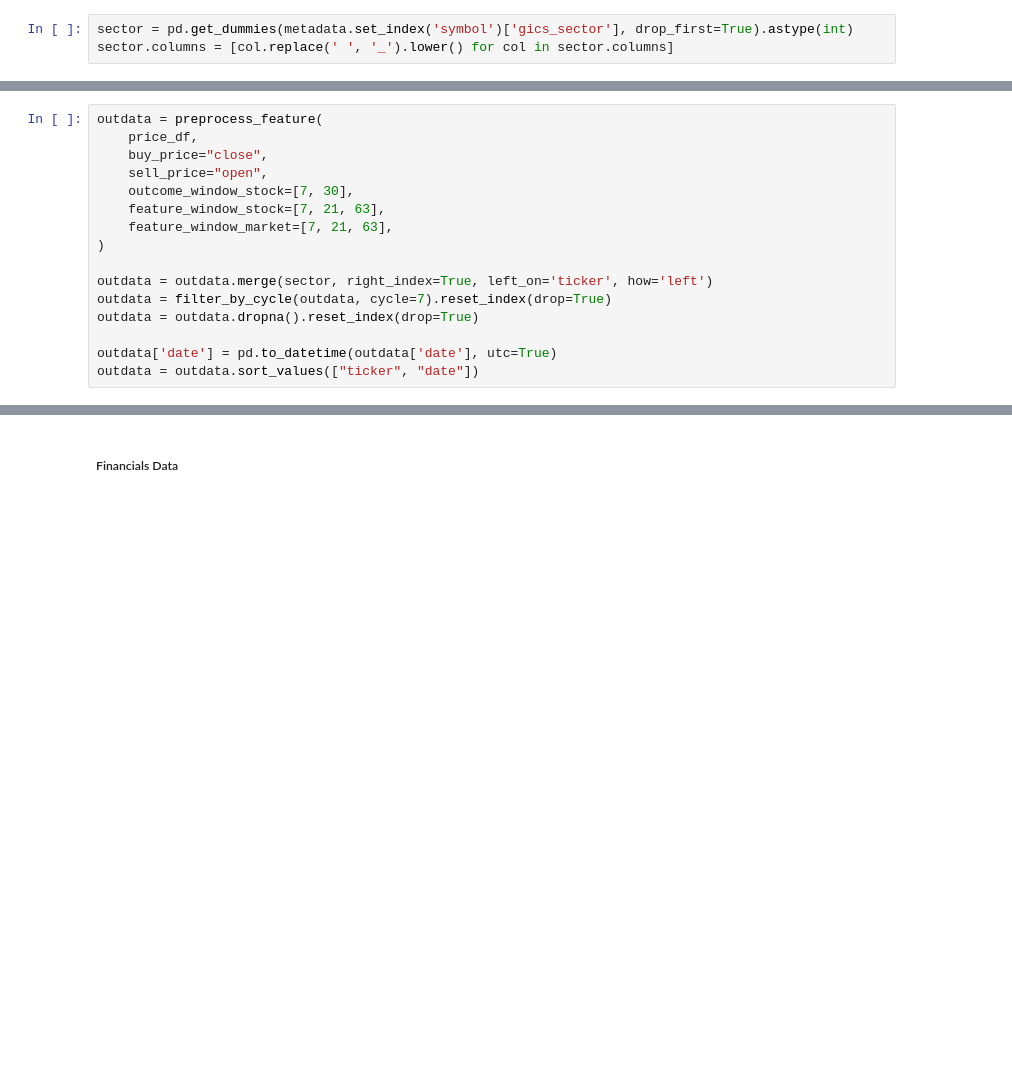
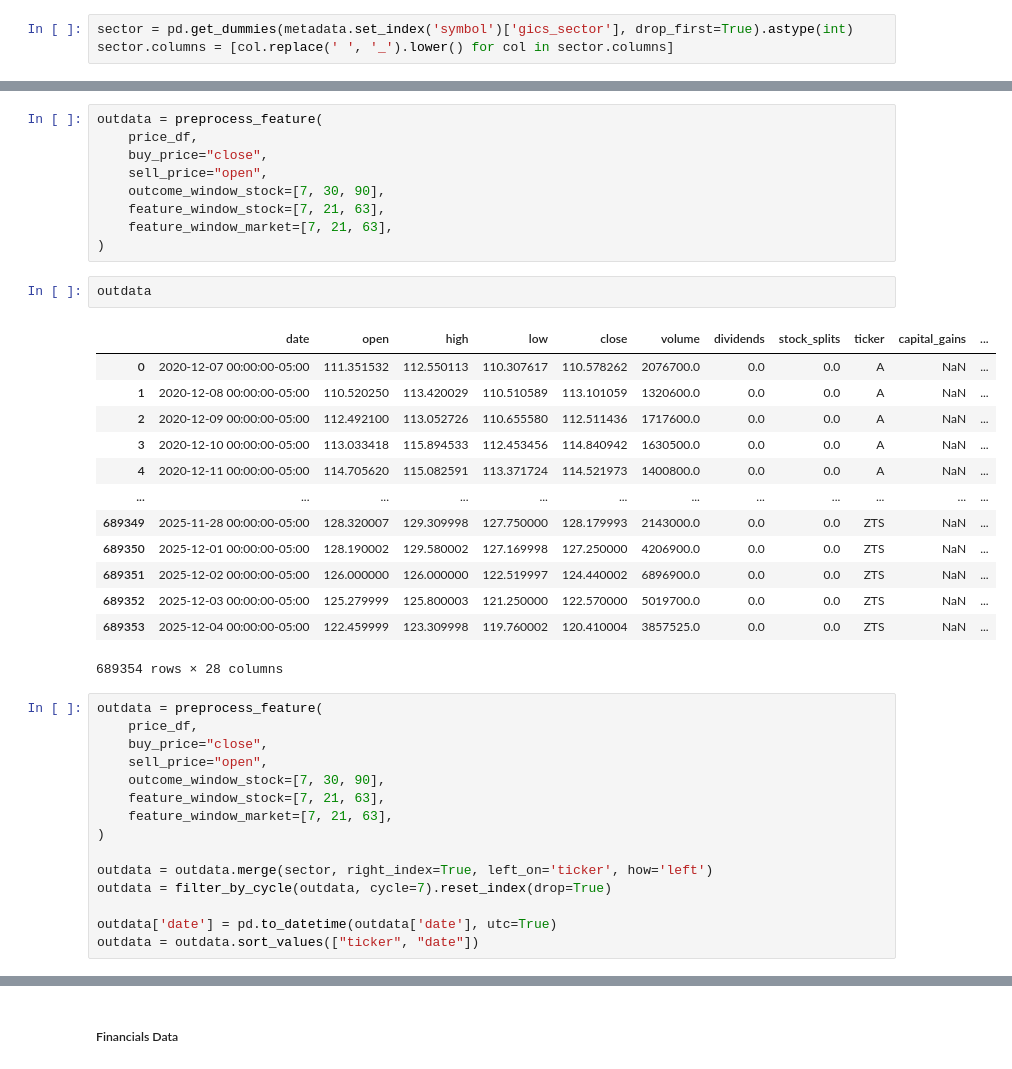
Before and after one commit to tuawong/stock-trading, a Jupyter notebook: DataTestAndTraining.ipynb, the cells around one changed output, grey strips where cells are left out. Drawn from its saved outputs; the diff is of its cells as text; blank space fills up the shorter version.

```diff
--- a/DataTestAndTraining.ipynb
+++ b/DataTestAndTraining.ipynb
@@ -200,16 +217,40 @@ sector.columns = [col.replace(' ', '_').lower() for col in sector.columns]
+# %%
+outdata = preprocess_feature(
+    price_df,
+    buy_price="close",
+    sell_price="open",
+    outcome_window_stock=[7, 30, 90],
+    feature_window_stock=[7, 21, 63],
+    feature_window_market=[7, 21, 63],
+)
+# %%
+outdata
+# %% [output]
+|  | date | open | high | low | close | volume | dividends | stock_splits | ticker | capital_gains | ... |
+| 0 | 2020-12-07 00:00:00-05:00 | 111.351532 | 112.550113 | 110.307617 | 110.578262 | 2076700.0 | 0.0 | 0.0 | A | NaN | ... |
+| 1 | 2020-12-08 00:00:00-05:00 | 110.520250 | 113.420029 | 110.510589 | 113.101059 | 1320600.0 | 0.0 | 0.0 | A | NaN | ... |
+| 2 | 2020-12-09 00:00:00-05:00 | 112.492100 | 113.052726 | 110.655580 | 112.511436 | 1717600.0 | 0.0 | 0.0 | A | NaN | ... |
+| 3 | 2020-12-10 00:00:00-05:00 | 113.033418 | 115.894533 | 112.453456 | 114.840942 | 1630500.0 | 0.0 | 0.0 | A | NaN | ... |
+| 4 | 2020-12-11 00:00:00-05:00 | 114.705620 | 115.082591 | 113.371724 | 114.521973 | 1400800.0 | 0.0 | 0.0 | A | NaN | ... |
+| ... | ... | ... | ... | ... | ... | ... | ... | ... | ... | ... | ... |
+| 689349 | 2025-11-28 00:00:00-05:00 | 128.320007 | 129.309998 | 127.750000 | 128.179993 | 2143000.0 | 0.0 | 0.0 | ZTS | NaN | ... |
+| 689350 | 2025-12-01 00:00:00-05:00 | 128.190002 | 129.580002 | 127.169998 | 127.250000 | 4206900.0 | 0.0 | 0.0 | ZTS | NaN | ... |
+| 689351 | 2025-12-02 00:00:00-05:00 | 126.000000 | 126.000000 | 122.519997 | 124.440002 | 6896900.0 | 0.0 | 0.0 | ZTS | NaN | ... |
+| 689352 | 2025-12-03 00:00:00-05:00 | 125.279999 | 125.800003 | 121.250000 | 122.570000 | 5019700.0 | 0.0 | 0.0 | ZTS | NaN | ... |
+| 689353 | 2025-12-04 00:00:00-05:00 | 122.459999 | 123.309998 | 119.760002 | 120.410004 | 3857525.0 | 0.0 | 0.0 | ZTS | NaN | ... |
+689354 rows × 28 columns
 # %%
 outdata = preprocess_feature(
     price_df,
     buy_price="close",
     sell_price="open",
-    outcome_window_stock=[7, 30],
+    outcome_window_stock=[7, 30, 90],
     feature_window_stock=[7, 21, 63],
     feature_window_market=[7, 21, 63],
 )
 
 outdata = outdata.merge(sector, right_index=True, left_on='ticker', how='left')
 outdata = filter_by_cycle(outdata, cycle=7).reset_index(drop=True)
-outdata = outdata.dropna().reset_index(drop=True)
 
 outdata['date'] = pd.to_datetime(outdata['date'], utc=True)
 outdata = outdata.sort_values(["ticker", "date"])
```
Also changed, not shown: parts of 31 cells of this notebook, 3 other files.
